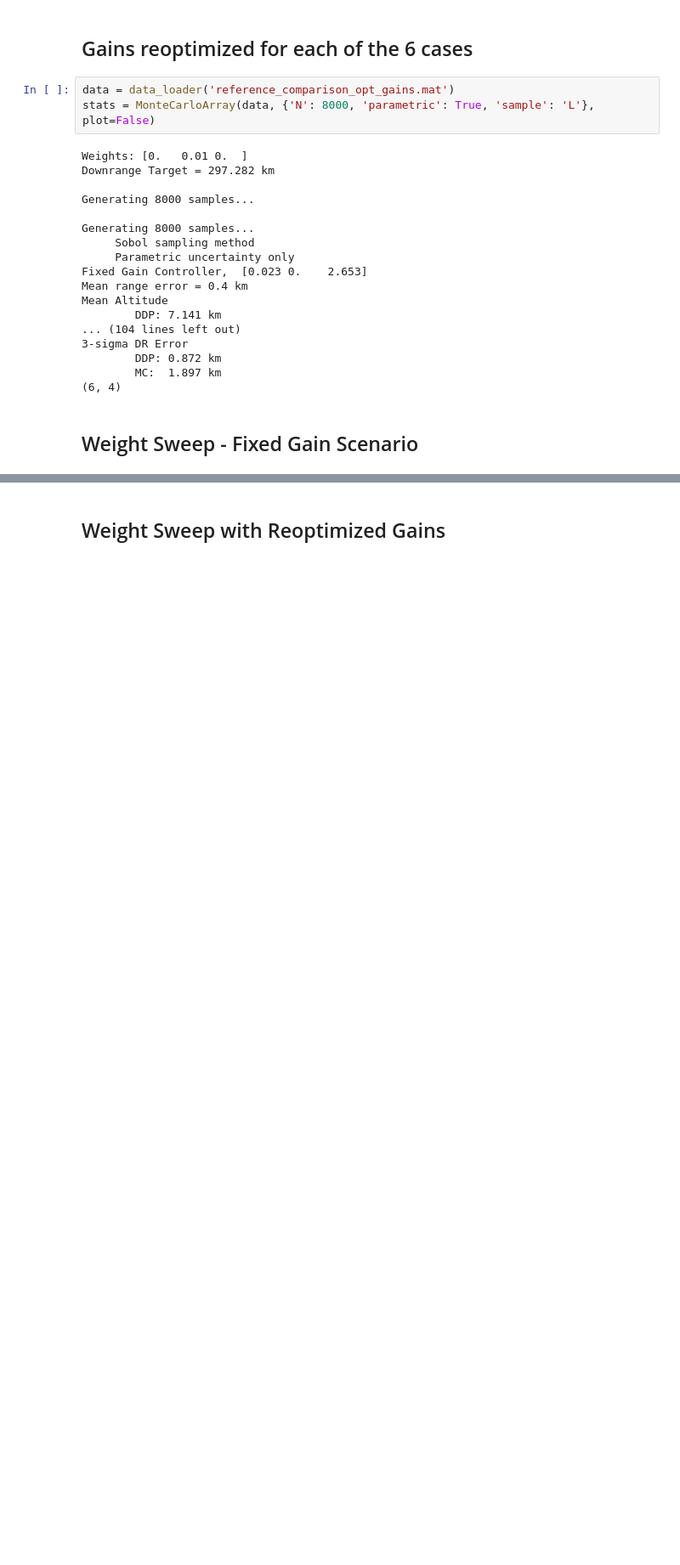
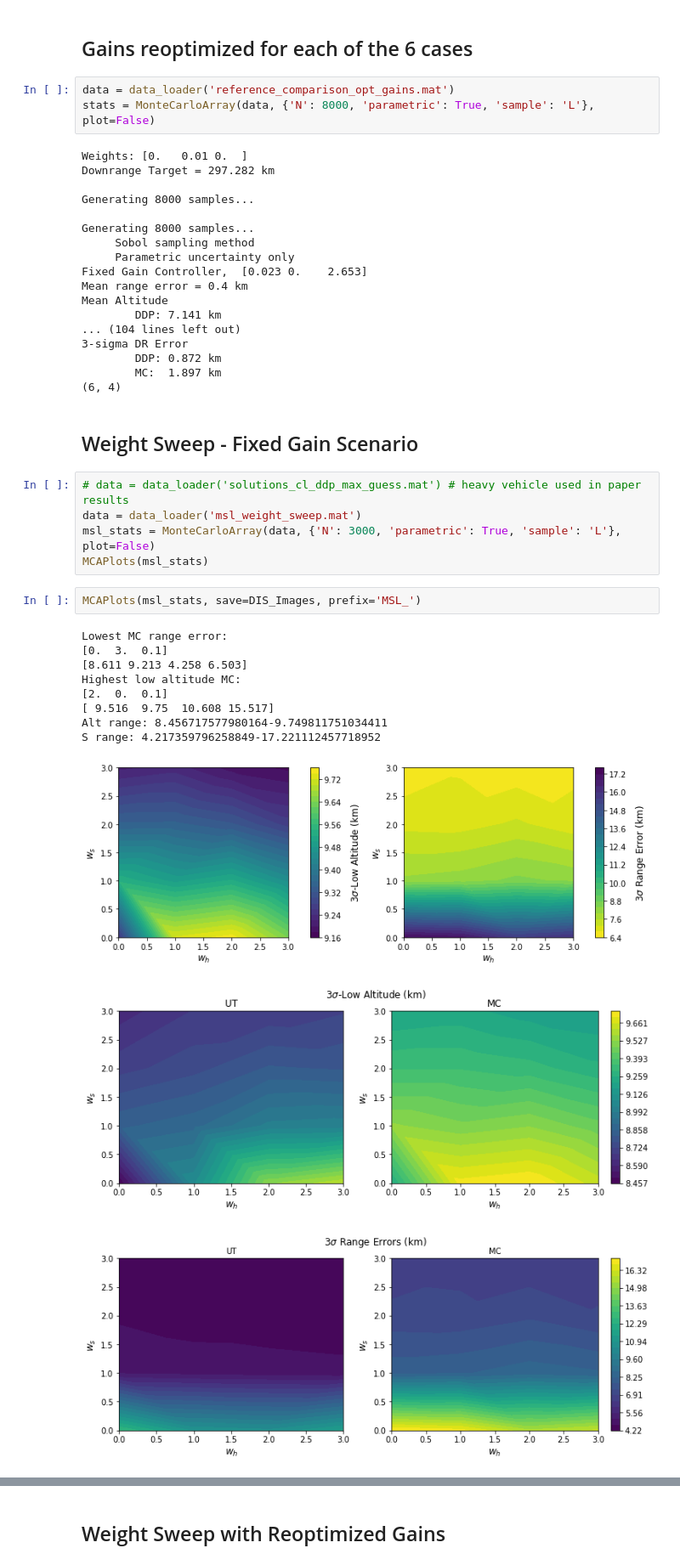
Before and after one commit to CDNoyes/EDL-Py, a Jupyter notebook: DDPMonteCarlo.ipynb, the cells around one changed output, grey strips where cells are left out. Shown at 85% size. Saved outputs shown, nothing was run; the diff lists cells and outputs as text; blank space fills up the shorter version.

```diff
--- a/DDPMonteCarlo.ipynb
+++ b/DDPMonteCarlo.ipynb
@@ -682,3 +762,22 @@ Mean Altitude
 (6, 4)
 # %% [markdown]
 ## Weight Sweep - Fixed Gain Scenario
+# %%
+# data = data_loader('solutions_cl_ddp_max_guess.mat') # heavy vehicle used in paper results
+data = data_loader('msl_weight_sweep.mat')
+msl_stats = MonteCarloArray(data, {'N': 3000, 'parametric': True, 'sample': 'L'}, plot=False)
+MCAPlots(msl_stats)
+# %%
+MCAPlots(msl_stats, save=DIS_Images, prefix='MSL_')
+# %% [output]
+Lowest MC range error:
+[0.  3.  0.1]
+[8.611 9.213 4.258 6.503]
+Highest low altitude MC:
+[2.  0.  0.1]
+[ 9.516  9.75  10.608 15.517]
+Alt range: 8.456717577980164-9.749811751034411
+S range: 4.217359796258849-17.221112457718952
+[figure, added]
+[figure, added]
+[figure, added]
```
Also changed, not shown: parts of 30 cells of this notebook, 2 other files.
